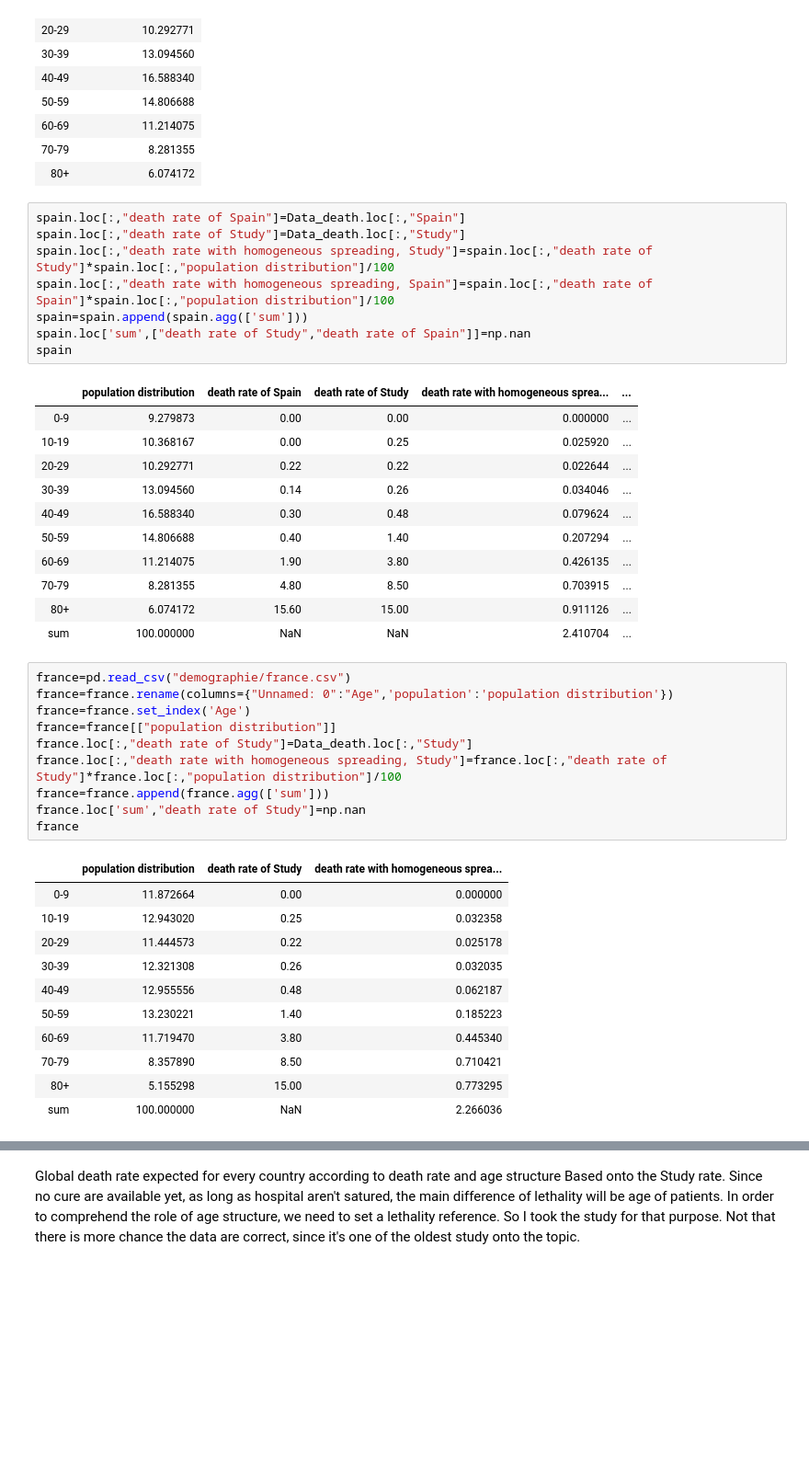
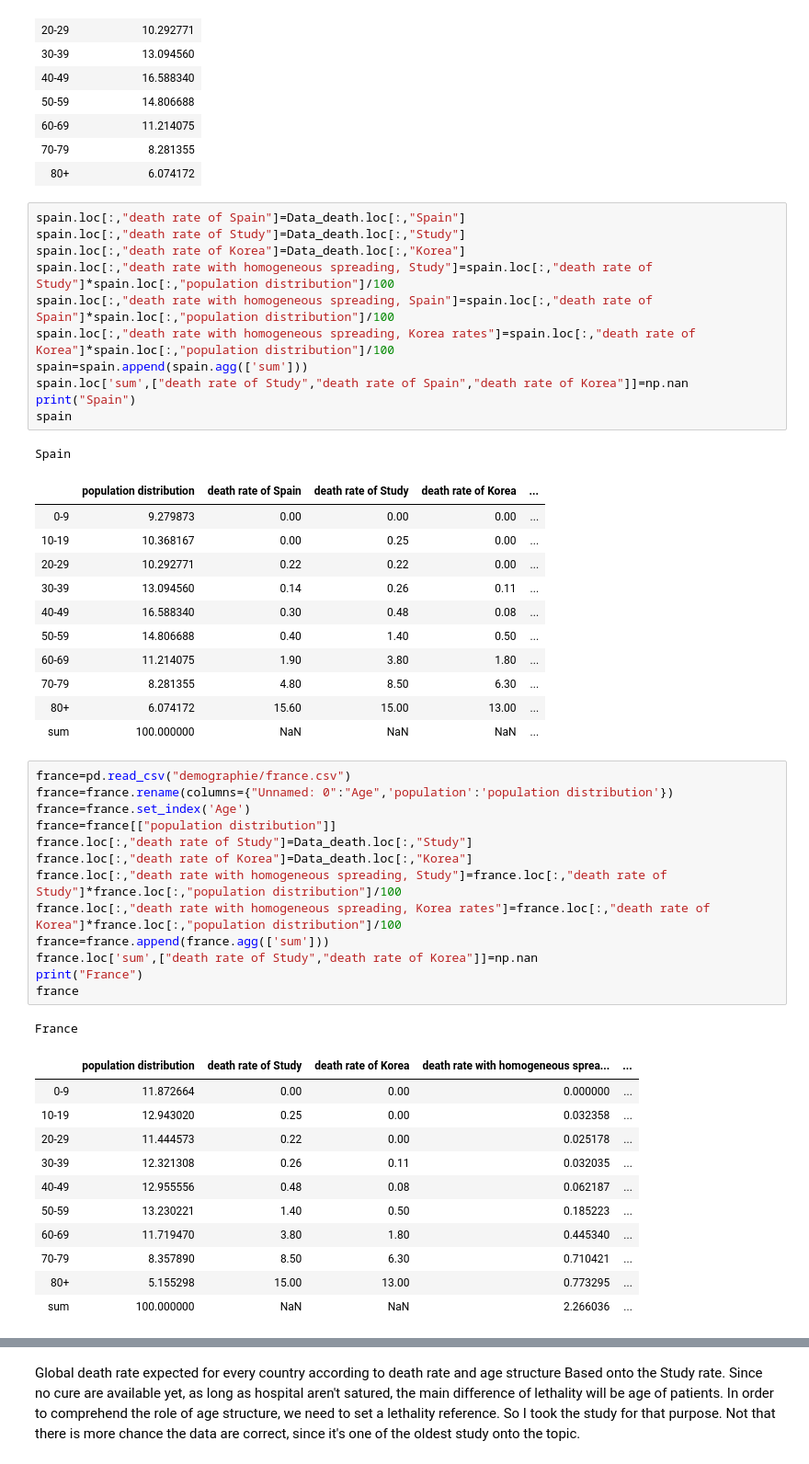
Before and after one commit to AdrienBoustie/Coronavirus-19, a Jupyter notebook: coronavirus/Coronavirus by country/Expected mortality.ipynb, the cells around one changed output, grey strips where cells are left out. Shown at 92% size. Cells and saved outputs as stored; diff of their text form; blank space fills up the shorter version.

```diff
--- a/coronavirus/Coronavirus by country/Expected mortality.ipynb
+++ b/coronavirus/Coronavirus by country/Expected mortality.ipynb
@@ -102,45 +108,53 @@ spain
 # %%
 spain.loc[:,"death rate of Spain"]=Data_death.loc[:,"Spain"]
 spain.loc[:,"death rate of Study"]=Data_death.loc[:,"Study"]
+spain.loc[:,"death rate of Korea"]=Data_death.loc[:,"Korea"]
 spain.loc[:,"death rate with homogeneous spreading, Study"]=spain.loc[:,"death rate of Study"]*spain.loc[:,"population distribution"]/100
 spain.loc[:,"death rate with homogeneous spreading, Spain"]=spain.loc[:,"death rate of Spain"]*spain.loc[:,"population distribution"]/100
+spain.loc[:,"death rate with homogeneous spreading, Korea rates"]=spain.loc[:,"death rate of Korea"]*spain.loc[:,"population distribution"]/100
 spain=spain.append(spain.agg(['sum']))
-spain.loc['sum',["death rate of Study","death rate of Spain"]]=np.nan
+spain.loc['sum',["death rate of Study","death rate of Spain","death rate of Korea"]]=np.nan
+print("Spain")
 spain
 # %% [output]
+Spain
-|  | population distribution | death rate of Spain | death rate of Study | death rate with homogeneous sprea... | ... |
-| 0-9 | 9.279873 | 0.00 | 0.00 | 0.000000 | ... |
-| 10-19 | 10.368167 | 0.00 | 0.25 | 0.025920 | ... |
-| 20-29 | 10.292771 | 0.22 | 0.22 | 0.022644 | ... |
-| 30-39 | 13.094560 | 0.14 | 0.26 | 0.034046 | ... |
-| 40-49 | 16.588340 | 0.30 | 0.48 | 0.079624 | ... |
-| 50-59 | 14.806688 | 0.40 | 1.40 | 0.207294 | ... |
-| 60-69 | 11.214075 | 1.90 | 3.80 | 0.426135 | ... |
-| 70-79 | 8.281355 | 4.80 | 8.50 | 0.703915 | ... |
-| 80+ | 6.074172 | 15.60 | 15.00 | 0.911126 | ... |
-| sum | 100.000000 | NaN | NaN | 2.410704 | ... |
+|  | population distribution | death rate of Spain | death rate of Study | death rate of Korea | ... |
+| 0-9 | 9.279873 | 0.00 | 0.00 | 0.00 | ... |
+| 10-19 | 10.368167 | 0.00 | 0.25 | 0.00 | ... |
+| 20-29 | 10.292771 | 0.22 | 0.22 | 0.00 | ... |
+| 30-39 | 13.094560 | 0.14 | 0.26 | 0.11 | ... |
+| 40-49 | 16.588340 | 0.30 | 0.48 | 0.08 | ... |
+| 50-59 | 14.806688 | 0.40 | 1.40 | 0.50 | ... |
+| 60-69 | 11.214075 | 1.90 | 3.80 | 1.80 | ... |
+| 70-79 | 8.281355 | 4.80 | 8.50 | 6.30 | ... |
+| 80+ | 6.074172 | 15.60 | 15.00 | 13.00 | ... |
+| sum | 100.000000 | NaN | NaN | NaN | ... |
 # %%
 france=pd.read_csv("demographie/france.csv")
 france=france.rename(columns={"Unnamed: 0":"Age",'population':'population distribution'})
 france=france.set_index('Age')
 france=france[["population distribution"]]
 france.loc[:,"death rate of Study"]=Data_death.loc[:,"Study"]
+france.loc[:,"death rate of Korea"]=Data_death.loc[:,"Korea"]
 france.loc[:,"death rate with homogeneous spreading, Study"]=france.loc[:,"death rate of Study"]*france.loc[:,"population distribution"]/100
+france.loc[:,"death rate with homogeneous spreading, Korea rates"]=france.loc[:,"death rate of Korea"]*france.loc[:,"population distribution"]/100
 france=france.append(france.agg(['sum']))
-france.loc['sum',"death rate of Study"]=np.nan
+france.loc['sum',["death rate of Study","death rate of Korea"]]=np.nan
+print("France")
 france
 # %% [output]
+France
-|  | population distribution | death rate of Study | death rate with homogeneous sprea... |
-| 0-9 | 11.872664 | 0.00 | 0.000000 |
-| 10-19 | 12.943020 | 0.25 | 0.032358 |
-| 20-29 | 11.444573 | 0.22 | 0.025178 |
-| 30-39 | 12.321308 | 0.26 | 0.032035 |
-| 40-49 | 12.955556 | 0.48 | 0.062187 |
-| 50-59 | 13.230221 | 1.40 | 0.185223 |
-| 60-69 | 11.719470 | 3.80 | 0.445340 |
-| 70-79 | 8.357890 | 8.50 | 0.710421 |
-| 80+ | 5.155298 | 15.00 | 0.773295 |
-| sum | 100.000000 | NaN | 2.266036 |
+|  | population distribution | death rate of Study | death rate of Korea | death rate with homogeneous sprea... | ... |
+| 0-9 | 11.872664 | 0.00 | 0.00 | 0.000000 | ... |
+| 10-19 | 12.943020 | 0.25 | 0.00 | 0.032358 | ... |
+| 20-29 | 11.444573 | 0.22 | 0.00 | 0.025178 | ... |
+| 30-39 | 12.321308 | 0.26 | 0.11 | 0.032035 | ... |
+| 40-49 | 12.955556 | 0.48 | 0.08 | 0.062187 | ... |
+| 50-59 | 13.230221 | 1.40 | 0.50 | 0.185223 | ... |
+| 60-69 | 11.719470 | 3.80 | 1.80 | 0.445340 | ... |
+| 70-79 | 8.357890 | 8.50 | 6.30 | 0.710421 | ... |
+| 80+ | 5.155298 | 15.00 | 13.00 | 0.773295 | ... |
+| sum | 100.000000 | NaN | NaN | 2.266036 | ... |
 # %%
 china=pd.read_csv("demographie/china.csv")
 china=china.rename(columns={"Unnamed: 0":"Age",'total':'population distribution'})
```
Also changed, not shown: parts of 20 cells of this notebook.
